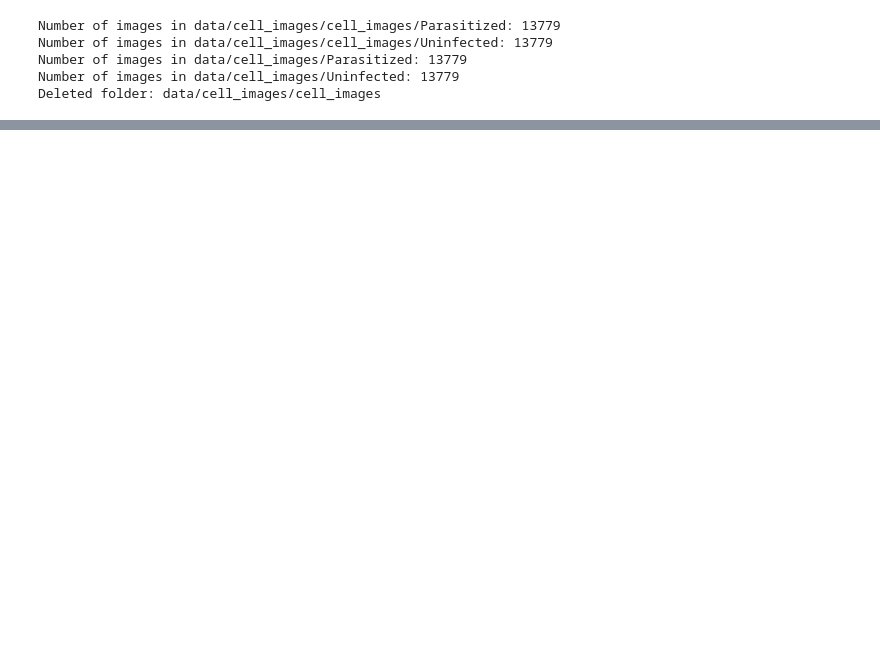
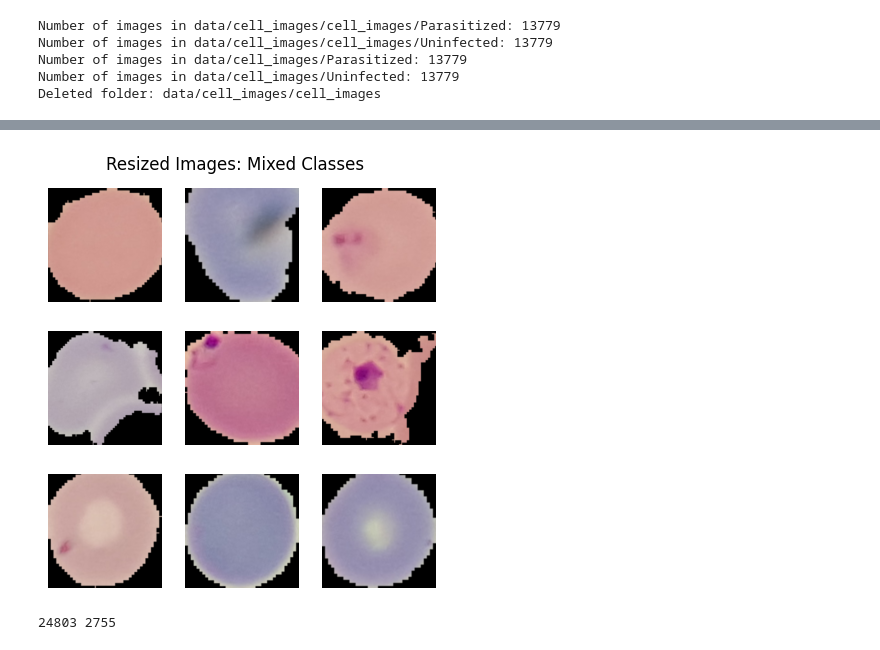
Before and after one commit to hasan5352/Image-Recognition, a Jupyter notebook: model.ipynb, the cells around one changed output, grey strips where cells are left out. Cells and saved outputs as stored; diff of their text form; code cells hidden in the pictures; blank space fills up the shorter version.

```diff
--- a/model.ipynb
+++ b/model.ipynb
@@ -71,0 +102,42 @@ plot_images_from_dir(parasitized_path, parasitized_class)
+# %%
+dataset = ImageFolder(root_path, tt.Compose([
+    tt.Resize(224),
+    tt.RandomCrop(224),
+    tt.ToTensor()
+]))
+# %%
+def plot_images_from_dataset(dataset, num_imgs:int = 9):
+    n = len(dataset)
+    if n < num_imgs:
+        print(f"Only found {n} images to display.")
+        num_imgs = n
+
+    img_indices = random.sample(range(0, n), num_imgs)
+
+    fig, axes = plt.subplots(3, 3, figsize=(5, 5))  # (rows, cols, figsize)
+    axes = axes.ravel()  # Flatten the matrix into a vector
+    fig.suptitle("Resized Images: Mixed Classes")
+    plt.subplots_adjust(top=0.92)
+
+    for i, img_i in enumerate(img_indices):
+        img_tensor = dataset[img_i][0]
+        axes[i].imshow(img_tensor.permute((1,2,0)))  # Show the image in the ith subplot
+        axes[i].axis('off')  # Hide axes
+
+    plt.show()
+
+# plotting transformed images
+plot_images_from_dataset(dataset)
+# %% [output]
+[figure, added]
+# %%
+# Defining validation size
+val_pct = 0.1
+val_size = int(val_pct * len(dataset))
+train_size = len(dataset) - val_size
+
+# creating train-val split
+train_ds, val_ds = random_split(dataset, [train_size, val_size])
+print(len(train_ds), len(val_ds))
+# %% [output]
+24803 2755
```
Also changed, not shown: parts of 12 cells of this notebook.
